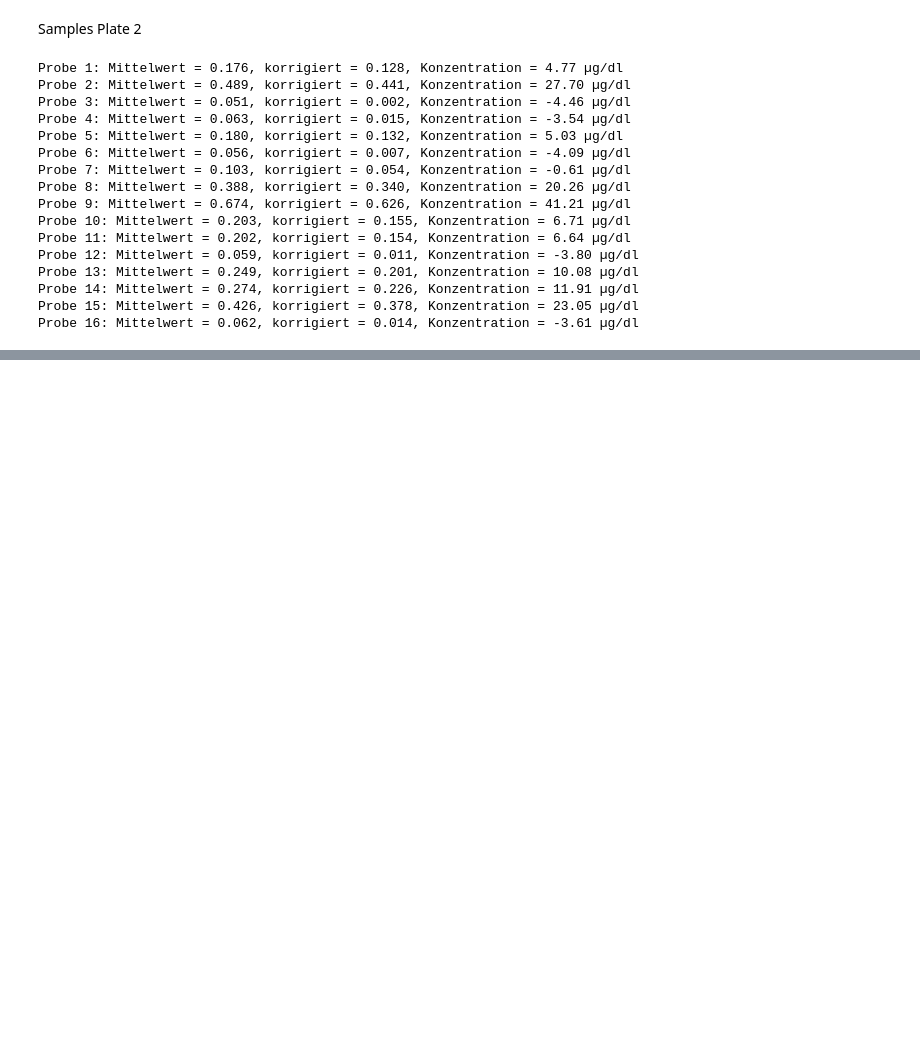
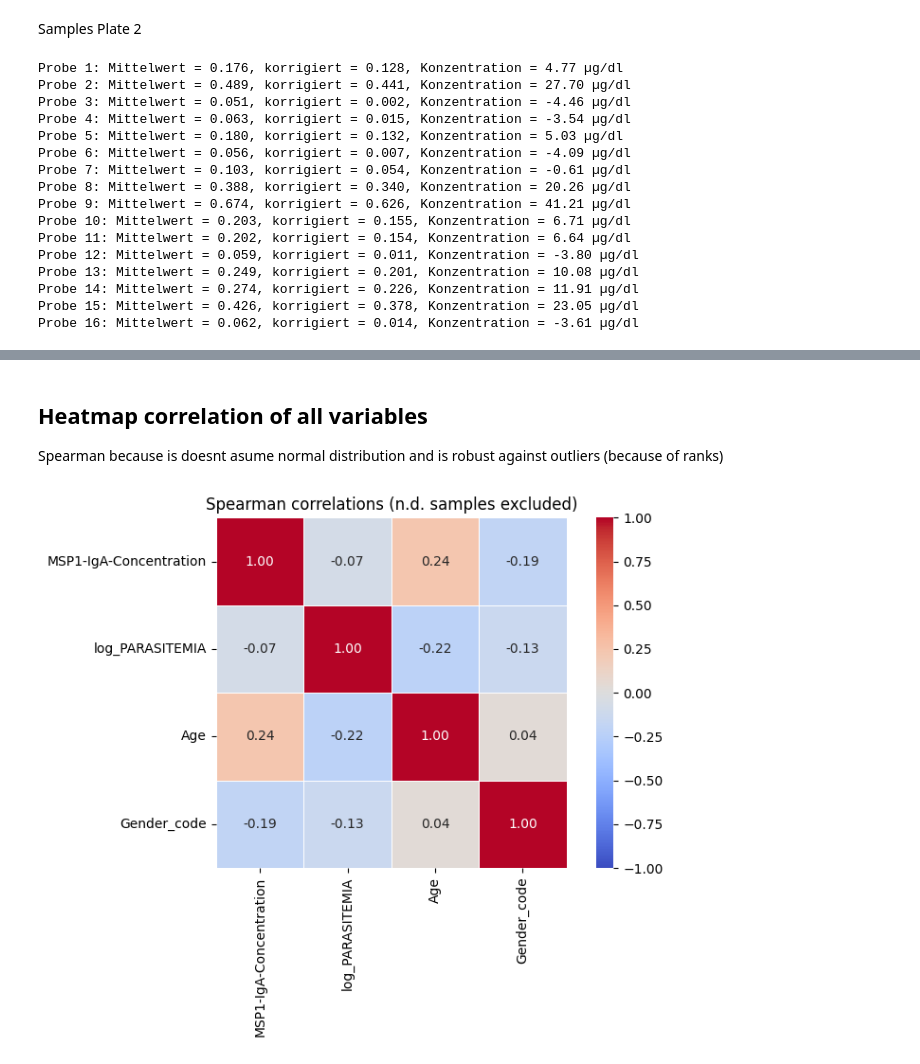
Before and after one commit to DaSch314/WiFo_Praktikum, a Jupyter notebook: Auswertung Samples.ipynb, the cells around one changed output, grey strips where cells are left out. Saved outputs shown, nothing was run; the diff lists cells and outputs as text; code cells hidden in the pictures; blank space fills up the shorter version.

```diff
--- a/Auswertung Samples.ipynb
+++ b/Auswertung Samples.ipynb
@@ -232,0 +302,18 @@ Probe 16: Mittelwert = 0.062, korrigiert = 0.014, Konzentration = -3.61 µg/dl
+# %%
+# Log transformation of parasitemia (x-axis for scatter plots)
+df["log_PARASITEMIA"] = np.log10(df["PARASITEMIA"] + 1)
+
+# Create age groups (e.g., children < 18 years)
+df["Age_group"] = pd.cut(df["Age"], bins=[0, 18, 100], labels=["child", "adult"])
+
+# Binary variable for IgA detectability (True = measurable, False = not detectable)
+df["IgA_detectable"] = df["MSP1-IgA-Concentration"].notna()
+
+# Encode gender as a binary variable (for correlation matrix if needed)
+gender_mapping = {"m": 0, "M": 0, "f": 1, "F": 1}  # adjust according to your actual values
+df["Gender_code"] = df["Gender"].map(gender_mapping)
+
+# Intermediate overview
+print("Number of samples with detectable IgA:", df["IgA_detectable"].sum())
+print("Distribution of age groups:\n", df["Age_group"].value_counts(dropna=False))
+print("Gender distribution:\n", df["Gender"].value_counts(dropna=False))
@@ -232,0 +502,24 @@ Probe 16: Mittelwert = 0.062, korrigiert = 0.014, Konzentration = -3.61 µg/dl
+# %% [markdown]
+## Heatmap correlation of all variables
+
+Spearman because is doesnt asume normal distribution and is robust against outliers (because of ranks)
+# %%
+# Select numeric columns
+numeric_cols = ["MSP1-IgA-Concentration", "log_PARASITEMIA", "Age", "Gender_code"]
+
+# Use only complete cases (no NaN values)
+corr_data = df[numeric_cols].dropna()
+
+# Spearman correlation (robust to outliers)
+corr_matrix = corr_data.corr(method="spearman")
+
+# Plot heatmap
+plt.figure(figsize=(8,6))
+sns.heatmap(corr_matrix, annot=True, fmt=".2f", cmap="coolwarm",
+            vmin=-1, vmax=1, square=True, linewidths=0.5)
+
+plt.title("Spearman correlations (n.d. samples excluded)")
+plt.tight_layout()
+plt.show()
+# %% [output]
+[figure, added]
```
Also changed, not shown: parts of 17 cells of this notebook, 1 other file.
